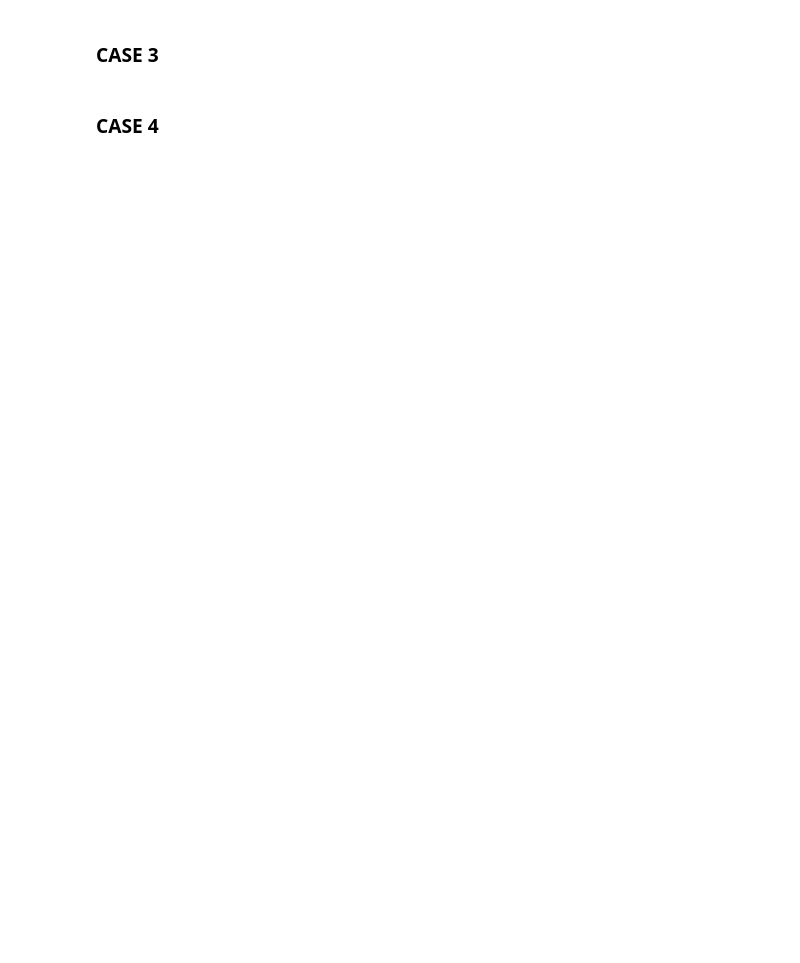
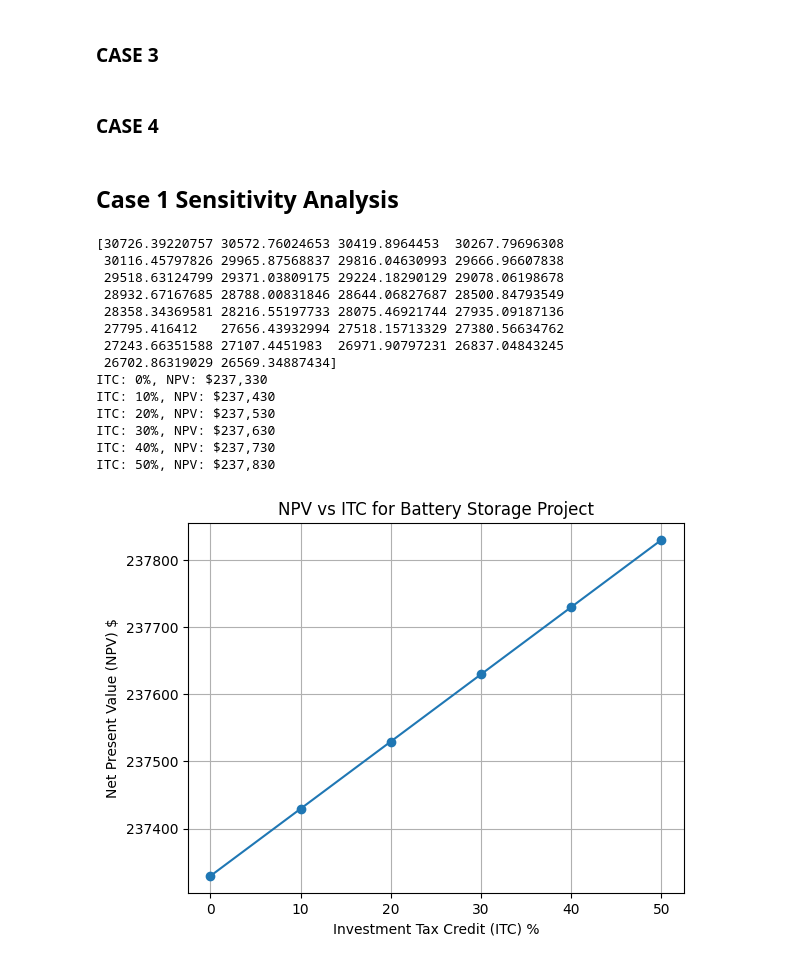
Before and after one commit to badynmt/CEE5200_Final_Project, a Jupyter notebook: Main_Model.ipynb, the cells around one changed output. Drawn from its saved outputs; the diff is of its cells as text; code cells hidden in the pictures; blank space fills up the shorter version.

```diff
--- a/Main_Model.ipynb
+++ b/Main_Model.ipynb
@@ -451,0 +490,60 @@ print(f"30-year NPV = ${npv:,.0f}")
+# %% [markdown]
+## Case 1 Sensitivity Analysis
+# %%
+
+# Parameters
+IRR = 0.12
+bat_cap = 1.0  # MW
+Bat_capex = 1000  # $/kW, for example
+OM_annual = case_1["Yearly Bat OM"].to_numpy()  # array length 31 (Year 0 to 30)
+
+revenues_annual = np.zeros(30)
+for year in range(30):
+    revenues_annual[year] = annual["net_revenue_after_deg_$"].sum() * (1 - deg_rate)**year
+
+print(revenues_annual)
+# ITC values to test (0% to 50%)
+ITC_values = np.linspace(0, 0.5, 6)
+NPVs = []
+
+for ITC in ITC_values:
+    # Initial CapEx after ITC
+    bat_capex = Bat_capex * bat_cap * (1 - ITC)
+
+    # Start NPV with -CapEx
+    npv = -bat_capex
+
+    # Loop over 30 years
+    for t in range(1, 31):
+        revenue_t = revenues_annual[t-1]  # year t revenue
+        om_t = OM_annual[t-1]             # year t O&M
+        npv += (revenue_t - om_t) / (1 + IRR)**t
+
+    NPVs.append(npv)
+
+# Print results
+for ITC, npv in zip(ITC_values, NPVs):
+    print(f"ITC: {ITC*100:.0f}%, NPV: ${npv:,.0f}")
+
+plt.plot(ITC_values * 100, NPVs, marker='o')
+plt.xlabel('Investment Tax Credit (ITC) %')
+plt.ylabel('Net Present Value (NPV) $')
+plt.title('NPV vs ITC for Battery Storage Project')
+plt.grid()
+plt.show()
+# %% [output]
+[30726.39220757 30572.76024653 30419.8964453  30267.79696308
+ 30116.45797826 29965.87568837 29816.04630993 29666.96607838
+ 29518.63124799 29371.03809175 29224.18290129 29078.06198678
+ 28932.67167685 28788.00831846 28644.06827687 28500.84793549
+ 28358.34369581 28216.55197733 28075.46921744 27935.09187136
+ 27795.416412   27656.43932994 27518.15713329 27380.56634762
+ 27243.66351588 27107.4451983  26971.90797231 26837.04843245
+ 26702.86319029 26569.34887434]
+ITC: 0%, NPV: $237,330
+ITC: 10%, NPV: $237,430
+ITC: 20%, NPV: $237,530
+ITC: 30%, NPV: $237,630
+ITC: 40%, NPV: $237,730
+ITC: 50%, NPV: $237,830
+[figure, added]
```
Also changed, not shown: parts of 21 cells of this notebook.
